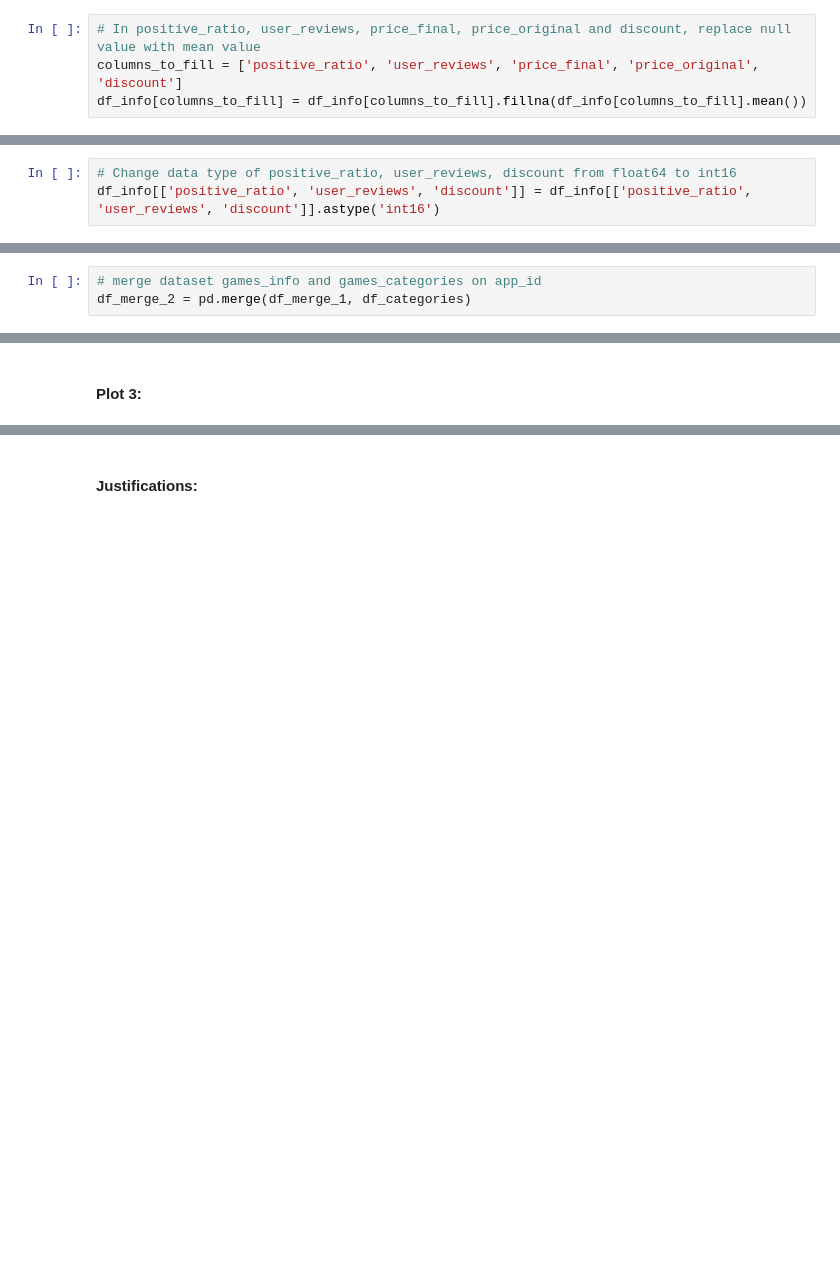
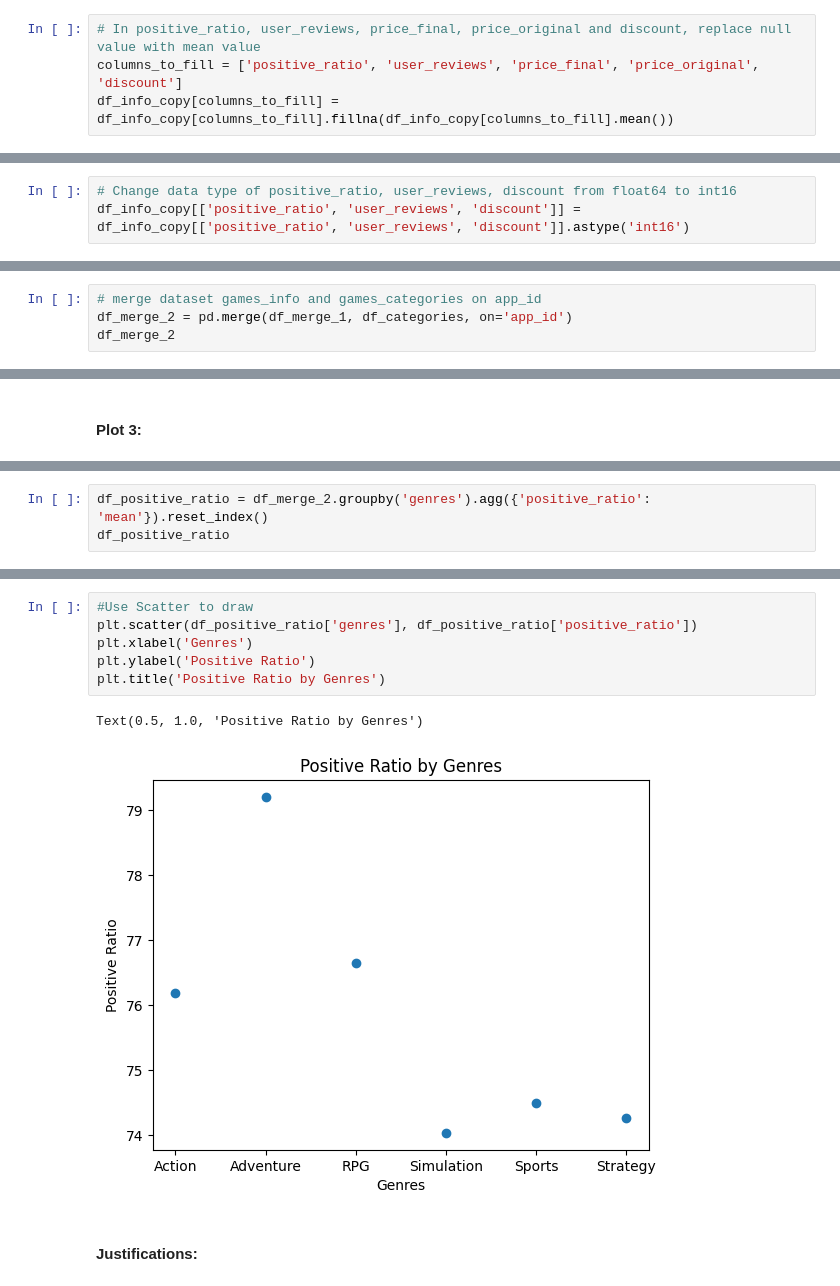
Before and after one commit to ThxgHntr/steam-games-data-analysis, a Jupyter notebook: final_project.ipynb, the cells around one changed output, grey strips where cells are left out. Drawn from its saved outputs; the diff is of its cells as text; blank space fills up the shorter version.

```diff
--- a/final_project.ipynb
+++ b/final_project.ipynb
@@ -265,5 +266,5 @@ dtype: int64
 # %%
 # In positive_ratio, user_reviews, price_final, price_original and discount, replace null value with mean value
 columns_to_fill = ['positive_ratio', 'user_reviews', 'price_final', 'price_original', 'discount']
-df_info[columns_to_fill] = df_info[columns_to_fill].fillna(df_info[columns_to_fill].mean())
+df_info_copy[columns_to_fill] = df_info_copy[columns_to_fill].fillna(df_info_copy[columns_to_fill].mean())
 # %%
@@ -279,5 +280,5 @@ discount          0
 dtype: int64
 # %%
 # Change data type of positive_ratio, user_reviews, discount from float64 to int16
-df_info[['positive_ratio', 'user_reviews', 'discount']] = df_info[['positive_ratio', 'user_reviews', 'discount']].astype('int16')
+df_info_copy[['positive_ratio', 'user_reviews', 'discount']] = df_info_copy[['positive_ratio', 'user_reviews', 'discount']].astype('int16')
 # %%
@@ -356,4 +357,5 @@ df_merge_1 = pd.merge(df_info_copy, df_platforms_copy, on='app_id')
 #### Merge dataset game_info and games_categories
 # %%
 # merge dataset games_info and games_categories on app_id
-df_merge_2 = pd.merge(df_merge_1, df_categories)
+df_merge_2 = pd.merge(df_merge_1, df_categories, on='app_id')
+df_merge_2
@@ -394,0 +409,3 @@ df_merge_2 = pd.merge(df_merge_1, df_categories)
+# %%
+df_positive_ratio = df_merge_2.groupby('genres').agg({'positive_ratio': 'mean'}).reset_index()
+df_positive_ratio
@@ -395,3 +420,12 @@ df_merge_2 = pd.merge(df_merge_1, df_categories)
+# %%
+#Use Scatter to draw
+plt.scatter(df_positive_ratio['genres'], df_positive_ratio['positive_ratio'])
+plt.xlabel('Genres')
+plt.ylabel('Positive Ratio')
+plt.title('Positive Ratio by Genres')
+# %% [output]
+Text(0.5, 1.0, 'Positive Ratio by Genres')
+[figure, added]
 # %% [markdown]
 #### Justifications:
 # %% [markdown]
```
Also changed, not shown: parts of 9 cells of this notebook.
